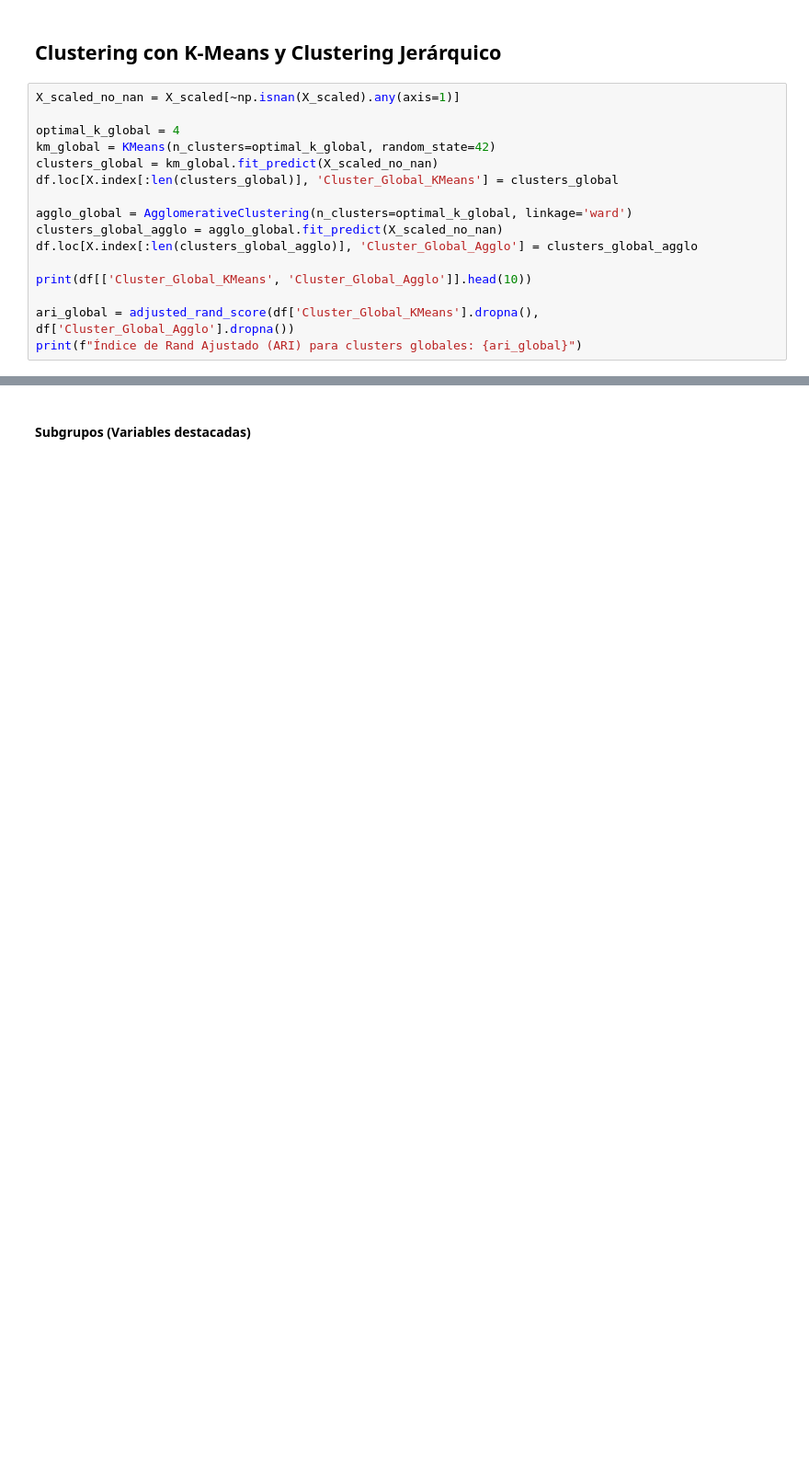
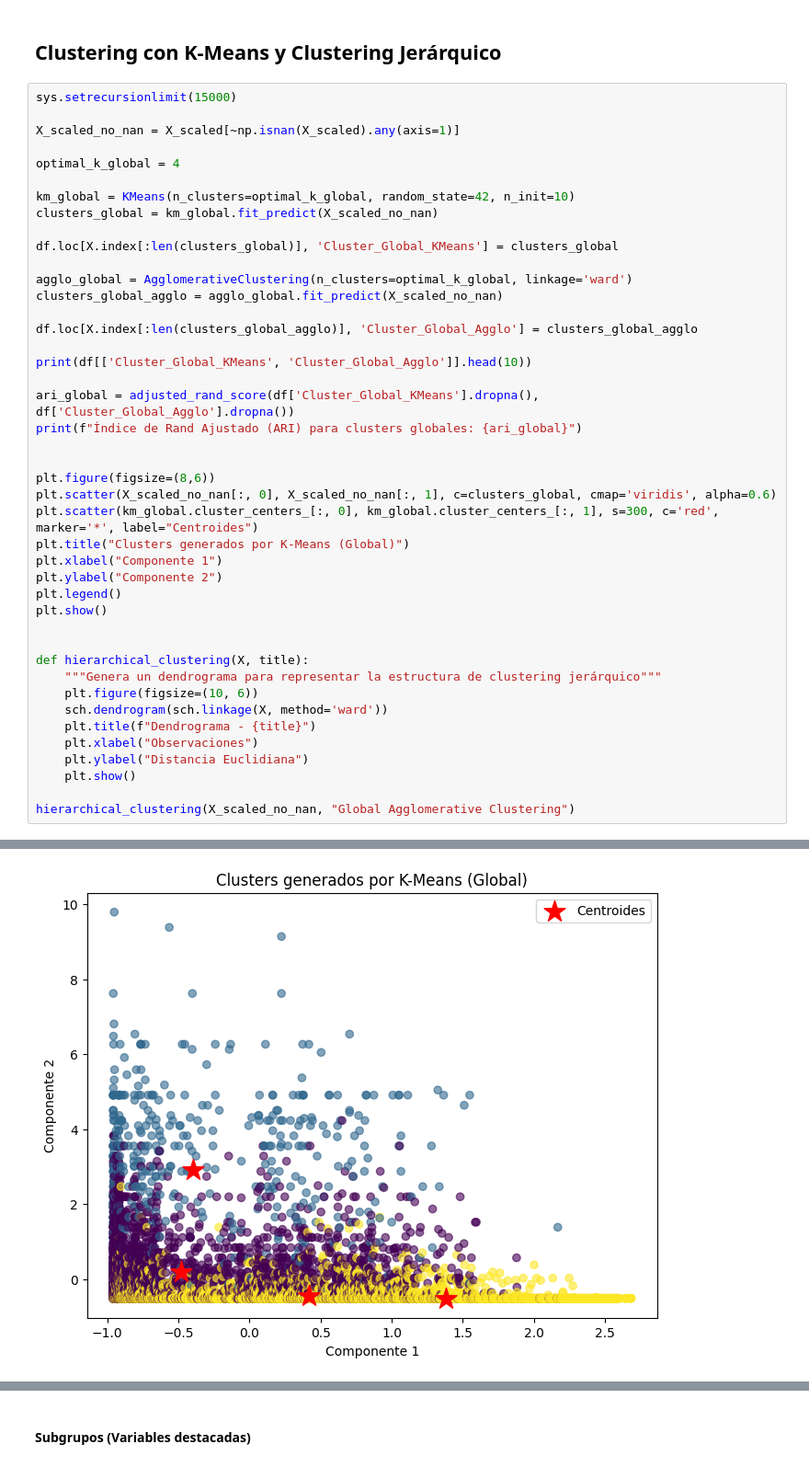
Before and after one commit to Diegoval-Dev/DM-PRY1-P2, a Jupyter notebook: Proyect1Part2.ipynb, the cells around one changed output, grey strips where cells are left out. Shown at 92% size. Drawn from its saved outputs; the diff is of its cells as text; blank space fills up the shorter version.

Commit message:
feat: graphics

```diff
--- a/Proyect1Part2.ipynb
+++ b/Proyect1Part2.ipynb
@@ -252,21 +252,48 @@ for name, data in groups.items():
 # %% [markdown]
 ## Clustering con K-Means y Clustering Jerárquico
 # %%
+sys.setrecursionlimit(15000)
+
 X_scaled_no_nan = X_scaled[~np.isnan(X_scaled).any(axis=1)]
 
 optimal_k_global = 4
-km_global = KMeans(n_clusters=optimal_k_global, random_state=42)
+
+km_global = KMeans(n_clusters=optimal_k_global, random_state=42, n_init=10)
 clusters_global = km_global.fit_predict(X_scaled_no_nan)
+
 df.loc[X.index[:len(clusters_global)], 'Cluster_Global_KMeans'] = clusters_global
 
 agglo_global = AgglomerativeClustering(n_clusters=optimal_k_global, linkage='ward')
 clusters_global_agglo = agglo_global.fit_predict(X_scaled_no_nan)
+
 df.loc[X.index[:len(clusters_global_agglo)], 'Cluster_Global_Agglo'] = clusters_global_agglo
 
 print(df[['Cluster_Global_KMeans', 'Cluster_Global_Agglo']].head(10))
 
 ari_global = adjusted_rand_score(df['Cluster_Global_KMeans'].dropna(), df['Cluster_Global_Agglo'].dropna())
 print(f"Índice de Rand Ajustado (ARI) para clusters globales: {ari_global}")
+
+
+plt.figure(figsize=(8,6))
+plt.scatter(X_scaled_no_nan[:, 0], X_scaled_no_nan[:, 1], c=clusters_global, cmap='viridis', alpha=0.6)
+plt.scatter(km_global.cluster_centers_[:, 0], km_global.cluster_centers_[:, 1], s=300, c='red', marker='*', label="Centroides")
+plt.title("Clusters generados por K-Means (Global)")
+plt.xlabel("Componente 1")
+plt.ylabel("Componente 2")
+plt.legend()
+plt.show()
+
+
+def hierarchical_clustering(X, title):
+    """Genera un dendrograma para representar la estructura de clustering jerárquico"""
+    plt.figure(figsize=(10, 6))
+    sch.dendrogram(sch.linkage(X, method='ward'))
+    plt.title(f"Dendrograma - {title}")
+    plt.xlabel("Observaciones")
+    plt.ylabel("Distancia Euclidiana")
+    plt.show()
+
+hierarchical_clustering(X_scaled_no_nan, "Global Agglomerative Clustering")
 # %% [output]
    Cluster_Global_KMeans  Cluster_Global_Agglo
 0                    0.0                   1.0
@@ -282,0 +310 @@ print(f"Índice de Rand Ajustado (ARI) para clusters globales: {ari_global}")
+[figure, added]
```
Also changed, not shown: parts of 6 cells of this notebook.
